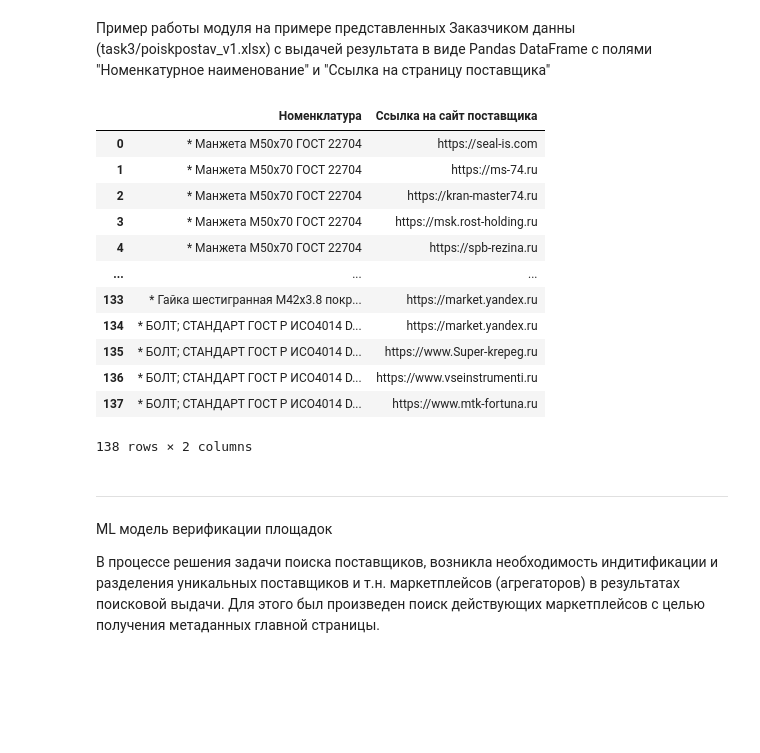
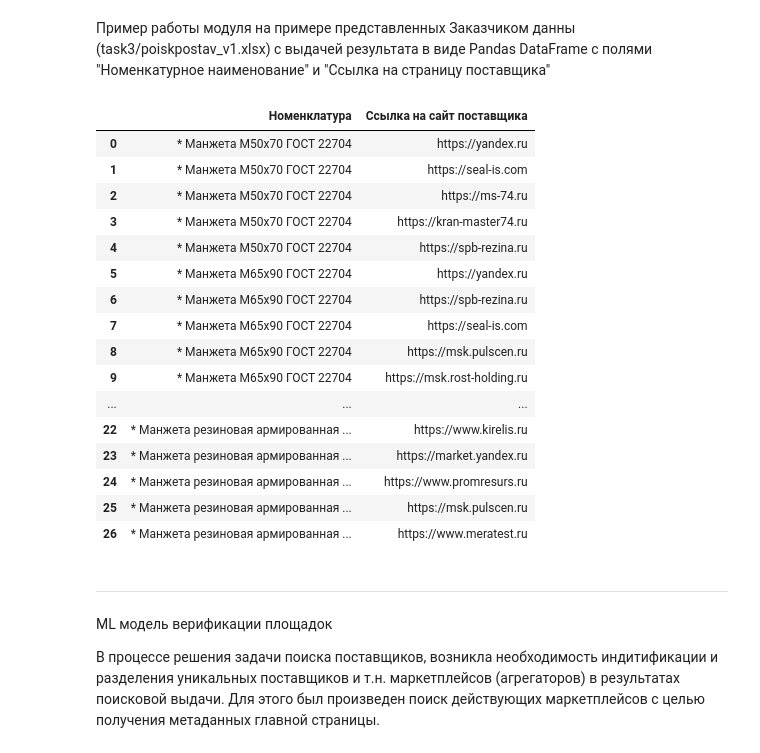
Before and after one commit to AlexHLinS/serverchallengesolution, a Jupyter notebook: Ezee_task3_solution.ipynb, the cells around one changed output. Cells and saved outputs as stored; diff of their text form; code cells hidden in the pictures; blank space fills up the shorter version.

```diff
--- a/Ezee_task3_solution.ipynb
+++ b/Ezee_task3_solution.ipynb
@@ -15,13 +15,18 @@
 # Импорт необходимых библиотек и прочие настройки
 import re
 import requests
+import time
+from selenium import webdriver
+from selenium.webdriver.common.keys import Keys
+from selenium.webdriver.support.ui import Select
+PATH_TO_CHROME_DRIVER = 'chrome_driver/chromedriver'
 from bs4 import BeautifulSoup as bs
 import json
 import pandas as pd
 pd.options.mode.chained_assignment = None
 from sklearn.cluster import MiniBatchKMeans
 from sklearn.feature_extraction.text import TfidfVectorizer, CountVectorizer
-
+from  fake_useragent import UserAgent
 from nltk.tokenize import sent_tokenize
 from nltk.tokenize import word_tokenize
 from pymorphy2 import MorphAnalyzer
@@ -31,13 +36,14 @@ import nltk
 
 PARSE_NOM_RESULT_FILE = "~nom_parse_result.json"
 
-GET_INN_URL = 'https://www.rusprofile.ru/search?query='
+#GET_INN_URL = 'https://www.rusprofile.ru/search?query='
+GET_INN_URL = 'https://yandex.ru/search/?text='
 GET_INN_URL_POSFIX = "&type=ul"
 
 EGRUL_URL = 'https://egrul.itsoft.ru/'
 REPUTATION_URL = 'https://vbankcenter.ru/contragent/'
 
-headers = {'user-agent': "User-Agent: Mozilla/5.0 (Macintosh; Intel Mac OS X 10_15_7) AppleWebKit/605.1.15 (KHTML, like Gecko) Version/15.3 Safari/605.1.15",
+headers = {'user-agent': UserAgent(verify_ssl=False).chrome,
            'accept-encoding': 'gzip, deflate, br',
            'accept-language': 'ru-RU,ru;q=0.9,en-US;q=0.8,en;q=0.7',
            'accept': "text/html,application/xhtml+xml,application/xml;q=0.9,image/webp,image/apng,*/*;q=0.8,application/signed-exchange;v=b3;q=0.9",
@@ -173,12 +179,16 @@ def getTopFromYandex(request_str):
     result_url = []
     result_description = []
     result = []
-    SEARCH_URL = "https://zachestnyibiznes.ru/search?query="
+    SEARCH_URL = "https://yandex.ru/search/direct?text="
     SEARCH_URL_POSTFIX = "&filters_docs=direct_cm"
     request_str = "купить "+request_str[1:]
 
-    raw_result = requests.get(
-        SEARCH_URL+request_str+SEARCH_URL_POSTFIX, headers=headers).text
+    #raw_result = requests.get(
+    #    SEARCH_URL+request_str+SEARCH_URL_POSTFIX, headers=headers).text
+    driver = webdriver.Chrome(PATH_TO_CHROME_DRIVER)
+    driver.implicitly_wait(2)
+    driver.get(SEARCH_URL+request_str+SEARCH_URL_POSTFIX)
+    raw_result = driver.page_source
 
     parsed_result = bs(raw_result, features='lxml')
 
@@ -196,6 +206,7 @@ def getTopFromYandex(request_str):
     for _ in range(min(len(result_url), len(result_description))):
         result.append([result_url[_], result_description[_]])
 
+    driver.close()
     return result
 # %% [markdown]
 Пример работы модуля на примере представленных Заказчиком данны (task3/poiskpostav_v1.xlsx) с выдачей результата в виде Pandas DataFrame с полями "Номенкатурное наименование" и "Ссылка на страницу поставщика"
@@ -209,7 +220,7 @@ def getTopFromYandex(request_str):
 # ПУТЕМ ПРИМЕНЕНИЯ СПЕЦИАЛИЗИРОВАННОГО МОДУЛЯ ОБХОДА БЛОКИРОВОК
 
 res = dict()
-for i in min(3, range(len(input_data))):
+for i in range(min(5,len(input_data))):
     res[input_data['Наименование'][i]] = getTopFromYandex(
         input_data['Наименование'][i])
 
@@ -218,45 +229,49 @@ with open(PARSE_NOM_RESULT_FILE, 'w') as res_file:
     res_file.write(res_json)
 
 # Нормализация результатов парсинга номенклатуры
 
 with open(PARSE_NOM_RESULT_FILE, 'r') as jdondatafile:
     jdata = json.load(jdondatafile)
 
 items_urls_descriptions = dict()
 
 tmplUrl = re.compile(r'http[s]?://[^/]*')
 
 for item in jdata.keys():
     items_urls_descriptions[item] = dict()
     for field in jdata[item]:
         if re.findall(tmplUrl, field[0]):
             host_url = re.findall(tmplUrl, field[0])[0]
             if "yabs." in host_url:
                 continue
             items_urls_descriptions[item][host_url] = ""
 
 nomenclatureSuppliersLinks = pd.DataFrame(columns=["Номенклатура", "Ссылка на сайт поставщика"])
 
 for item in items_urls_descriptions.keys():
     for link in items_urls_descriptions[item]:
         new_line = {"Номенклатура":item, "Ссылка на сайт поставщика":link}
         nomenclatureSuppliersLinks = nomenclatureSuppliersLinks.append(new_line, ignore_index=True)
 
 nomenclatureSuppliersLinks
 # %% [output]
 |  | Номенклатура | Ссылка на сайт поставщика |
-| 0 | * Манжета М50х70 ГОСТ 22704 | https://seal-is.com |
-| 1 | * Манжета М50х70 ГОСТ 22704 | https://ms-74.ru |
-| 2 | * Манжета М50х70 ГОСТ 22704 | https://kran-master74.ru |
-| 3 | * Манжета М50х70 ГОСТ 22704 | https://msk.rost-holding.ru |
+| 0 | * Манжета М50х70 ГОСТ 22704 | https://yandex.ru |
+| 1 | * Манжета М50х70 ГОСТ 22704 | https://seal-is.com |
+| 2 | * Манжета М50х70 ГОСТ 22704 | https://ms-74.ru |
+| 3 | * Манжета М50х70 ГОСТ 22704 | https://kran-master74.ru |
 | 4 | * Манжета М50х70 ГОСТ 22704 | https://spb-rezina.ru |
+| 5 | * Манжета М65х90 ГОСТ 22704 | https://yandex.ru |
+| 6 | * Манжета М65х90 ГОСТ 22704 | https://spb-rezina.ru |
+| 7 | * Манжета М65х90 ГОСТ 22704 | https://seal-is.com |
+| 8 | * Манжета М65х90 ГОСТ 22704 | https://msk.pulscen.ru |
+| 9 | * Манжета М65х90 ГОСТ 22704 | https://msk.rost-holding.ru |
 | ... | ... | ... |
-| 133 | * Гайка шестигранная M42х3.8 покр... | https://market.yandex.ru |
-| 134 | * БОЛТ; СТАНДАРТ ГОСТ Р ИСО4014 D... | https://market.yandex.ru |
-| 135 | * БОЛТ; СТАНДАРТ ГОСТ Р ИСО4014 D... | https://www.Super-krepeg.ru |
-| 136 | * БОЛТ; СТАНДАРТ ГОСТ Р ИСО4014 D... | https://www.vseinstrumenti.ru |
-| 137 | * БОЛТ; СТАНДАРТ ГОСТ Р ИСО4014 D... | https://www.mtk-fortuna.ru |
+| 22 | * Манжета резиновая армированная ... | https://www.kirelis.ru |
+| 23 | * Манжета резиновая армированная ... | https://market.yandex.ru |
+| 24 | * Манжета резиновая армированная ... | https://www.promresurs.ru |
+| 25 | * Манжета резиновая армированная ... | https://msk.pulscen.ru |
+| 26 | * Манжета резиновая армированная ... | https://www.meratest.ru |
-138 rows × 2 columns
 # %% [markdown]
 ***
 ML модель верификации площадок
```
Also changed, not shown: parts of 7 cells of this notebook, 2 other files.
